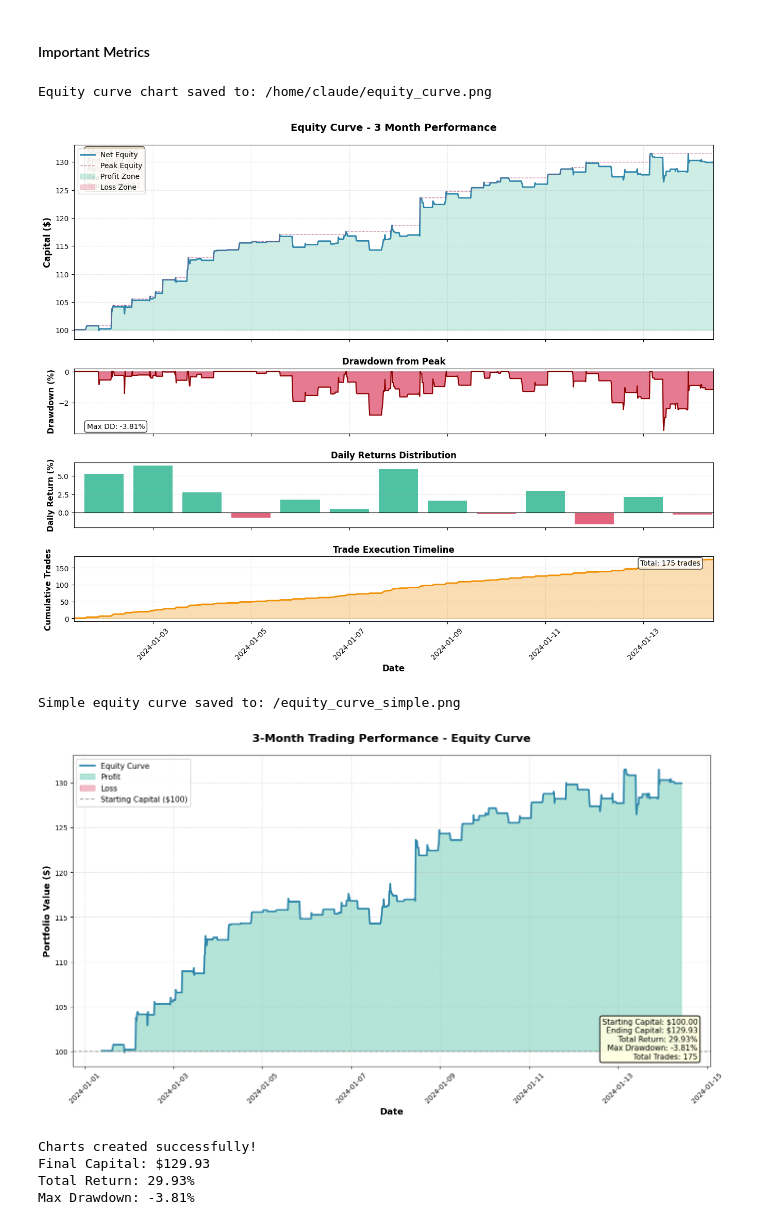
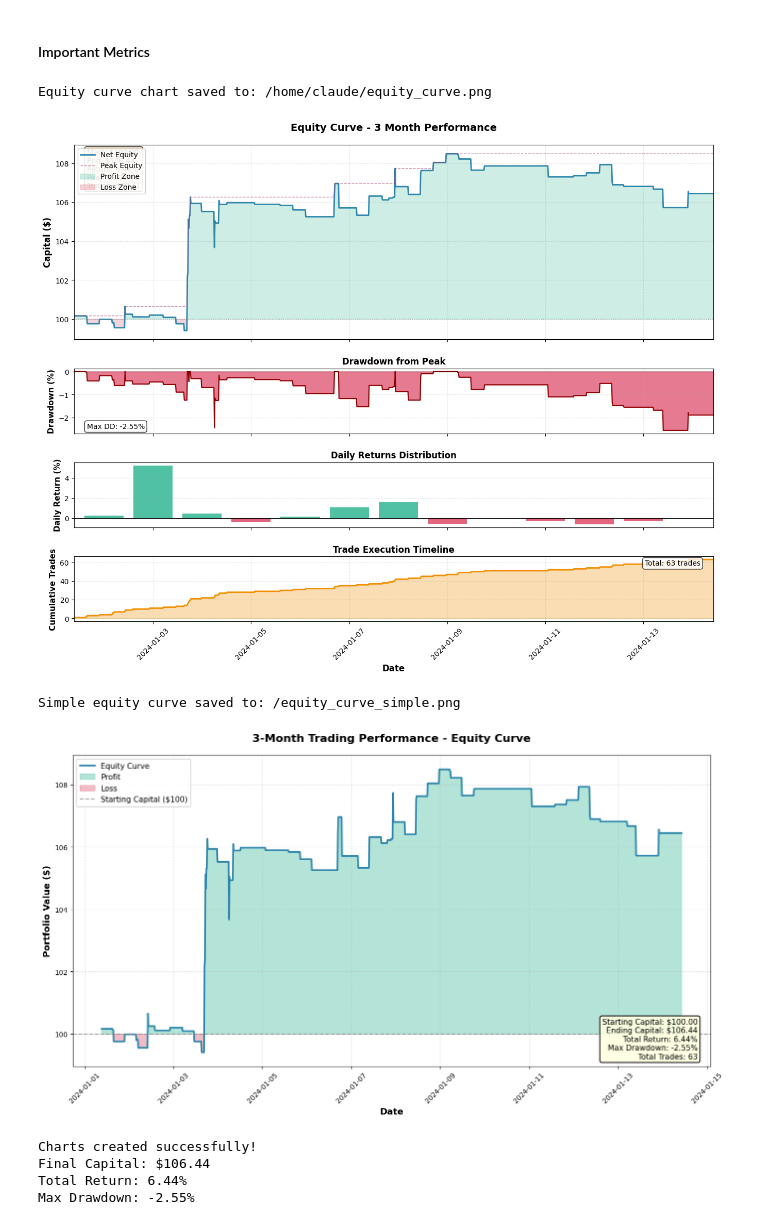
Before and after one commit to tech-ml-quant-luv/Quant-Research, a Jupyter notebook: RESEARCH_2/Multi_class_walk_forward_last_three_months.ipynb, the cells around one changed output. Cells and saved outputs as stored; diff of their text form; code cells hidden in the pictures.

Commit message:
BSE index

```diff
--- a/RESEARCH_2/Multi_class_walk_forward_last_three_months.ipynb
+++ b/RESEARCH_2/Multi_class_walk_forward_last_three_months.ipynb
@@ -11,7 +11,7 @@ from model_module import model_preparation, best_model
 from sklearn.ensemble import GradientBoostingClassifier, RandomForestClassifier
 from sklearn.pipeline import make_pipeline
 # %%
-df = pd.read_csv("./data/bse_eq_15min_2018_2025.csv").set_index("datetime").drop(columns=["timestamp"])
+df = pd.read_csv("./data/angelone_eq_15min_2018_2025.csv").set_index("datetime").drop(columns=["timestamp"])
 # Convert df index to datetime (add this RIGHT AFTER loading/creating df)
 df.index = pd.to_datetime(df.index)
 df.head()
@@ -1052,7 +1052,7 @@ starting_capital = 100
 transaction_cost_rate = 0.0004
 
 # Apply trading rules
-df['position'] = np.where(((df['y_pred'] == 3) | (df['y_pred'] == 4)) & (df['y_pred_probab'] > 0.29), 1, 0)
+df['position'] = np.where(((df['y_pred'] == 3) | (df['y_pred'] == 4)) & (df['y_pred_probab'] > 0.31), 1, 0)
 df['traded'] = df['position'] != 0
 
 # Calculate returns
@@ -1192,39 +1192,39 @@ ax.set_ylabel('Portfolio Value ($)', fontsize=13, fontweight='bold')
 ax.set_title('3-Month Trading Performance - Equity Curve',
             fontsize=16, fontweight='bold', pad=20)
 ax.legend(loc='upper left', fontsize=11, framealpha=0.95)
 ax.grid(True, alpha=0.4, linestyle='--')
 
 # Add statistics box
 stats_text = f'Starting Capital: ${starting_capital:.2f}\n'
 stats_text += f'Ending Capital: ${final_capital:.2f}\n'
 stats_text += f'Total Return: {total_return:.2f}%\n'
 stats_text += f'Max Drawdown: {max_dd:.2f}%\n'
 stats_text += f'Total Trades: {total_trades}'
 
 ax.text(0.98, 0.02, stats_text, transform=ax.transAxes,
        fontsize=11, verticalalignment='bottom', horizontalalignment='right',
        bbox=dict(boxstyle='round', facecolor='lightyellow', alpha=0.9,
                 edgecolor='black', linewidth=1.5))
 
 plt.xticks(rotation=45)
 plt.tight_layout()
 plt.savefig('equity_curve_simple.png', dpi=300, bbox_inches='tight')
 print("Simple equity curve saved to: /equity_curve_simple.png")
 plt.show()
 
 print("\nCharts created successfully!")
 print(f"Final Capital: ${final_capital:.2f}")
 print(f"Total Return: {total_return:.2f}%")
 print(f"Max Drawdown: {max_dd:.2f}%")
 # %% [output]
 Equity curve chart saved to: /home/claude/equity_curve.png
-[figure, old version]
+[figure, new version]
 Simple equity curve saved to: /equity_curve_simple.png
-[figure, old version]
+[figure, new version]
 Charts created successfully!
-Final Capital: $129.93
-Total Return: 29.93%
-Max Drawdown: -3.81%
+Final Capital: $106.44
+Total Return: 6.44%
+Max Drawdown: -2.55%
 # %%
 import pandas as pd
 import numpy as np
```
Also changed, not shown: parts of 16 cells of this notebook, 2 other files.
